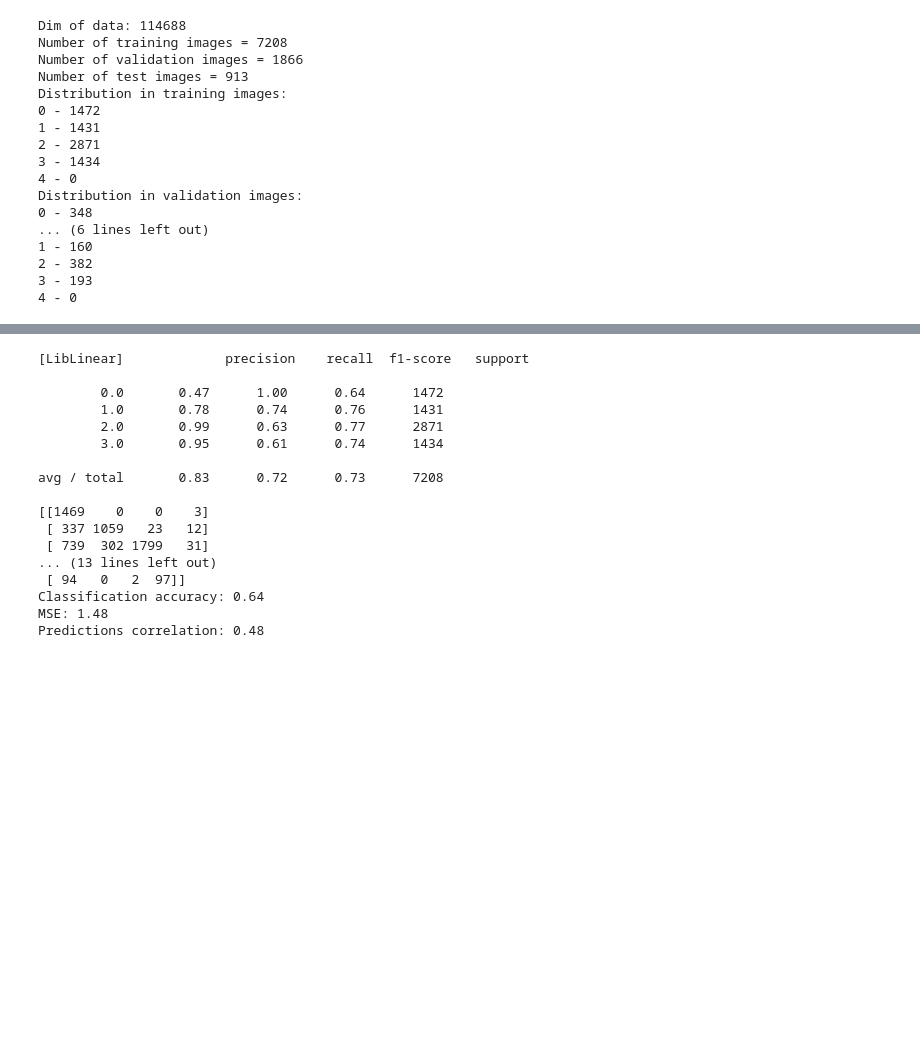
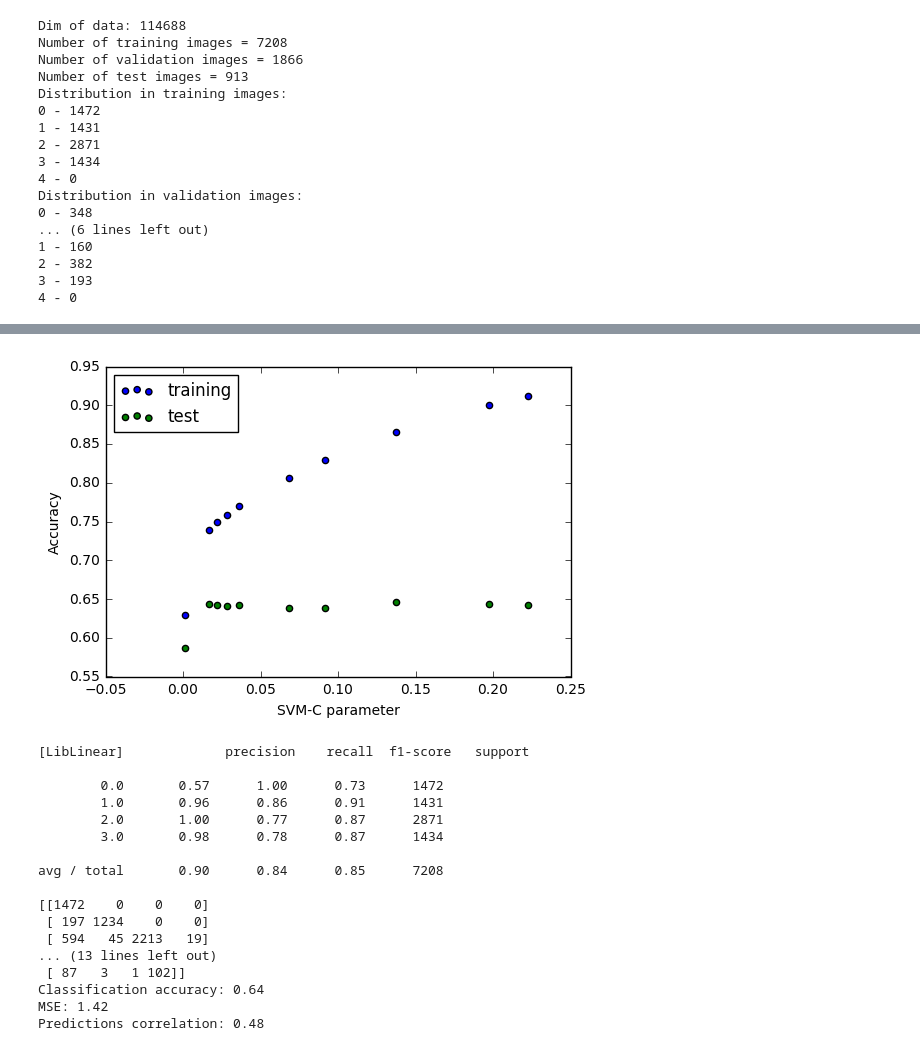
Before and after one commit to akashmjn/cs341-ibm-seti, a Jupyter notebook: activations-models.ipynb, the cells around one changed output, grey strips where cells are left out. Cells and saved outputs as stored; diff of their text form; code cells hidden in the pictures; blank space fills up the shorter version.

```diff
--- a/activations-models.ipynb
+++ b/activations-models.ipynb
@@ -297,3 +298,14 @@ y_test = dataset['y_test']
 num_val = dataset['x_val'].shape[0]
 num_test = dataset['x_test'].shape[0]
 nb_classes = 4
+# %%
+## Parameter search for SVM
+C_values = 10**np.random.uniform(-3,0,10)
+train_scores = []
+test_scores = []
+for C_val in C_values:
+    a = runLinSVMModel(dataset,C_val,len(dataset['y_train']),printReports=False,modeltype='linSVM')
+    train_scores.append(a['train_score'])
+    test_scores.append(a['test_score'])
+    print "Results for C={}:".format(C_val)
+    print "Train score={}   Test score={}".format(a['train_score'],a['test_score'])
@@ -300,22 +333,34 @@ nb_classes = 4
+# %%
+fname = "block5act_linSVM"
+np.save("./plots/{}.npy".format(fname),np.column_stack([C_values,train_scores,test_scores]))
+plt.scatter(C_values,train_scores,c='b',label='training')
+plt.scatter(C_values,test_scores,c='g',label='test')
+plt.legend(loc='upper left')
+plt.ylabel('Accuracy')
+plt.xlabel('SVM-C parameter')
+plt.savefig("./plots/{}.png".format(fname))
+plt.show()
+# %% [output]
+[figure, added]
 # %%
-a = runLinSVMModel(dataset,1e-2,len(y_train),modeltype='linSVM')
+a = runLinSVMModel(dataset,1e-1,len(dataset['y_train']),modeltype='linSVM')
 # %% [output]
 [LibLinear]             precision    recall  f1-score   support
 
-        0.0       0.47      1.00      0.64      1472
-        1.0       0.78      0.74      0.76      1431
-        2.0       0.99      0.63      0.77      2871
-        3.0       0.95      0.61      0.74      1434
+        0.0       0.57      1.00      0.73      1472
+        1.0       0.96      0.86      0.91      1431
+        2.0       1.00      0.77      0.87      2871
+        3.0       0.98      0.78      0.87      1434
 
-avg / total       0.83      0.72      0.73      7208
+avg / total       0.90      0.84      0.85      7208
 
-[[1469    0    0    3]
- [ 337 1059   23   12]
- [ 739  302 1799   31]
+[[1472    0    0    0]
+ [ 197 1234    0    0]
+ [ 594   45 2213   19]
 ... (13 lines left out)
- [ 94   0   2  97]]
+ [ 87   3   1 102]]
 Classification accuracy: 0.64
-MSE: 1.48
+MSE: 1.42
 Predictions correlation: 0.48
 # %%
 (a['train_score'],a['test_score'])
```
Also changed, not shown: parts of 6 cells of this notebook, 1 other file.
